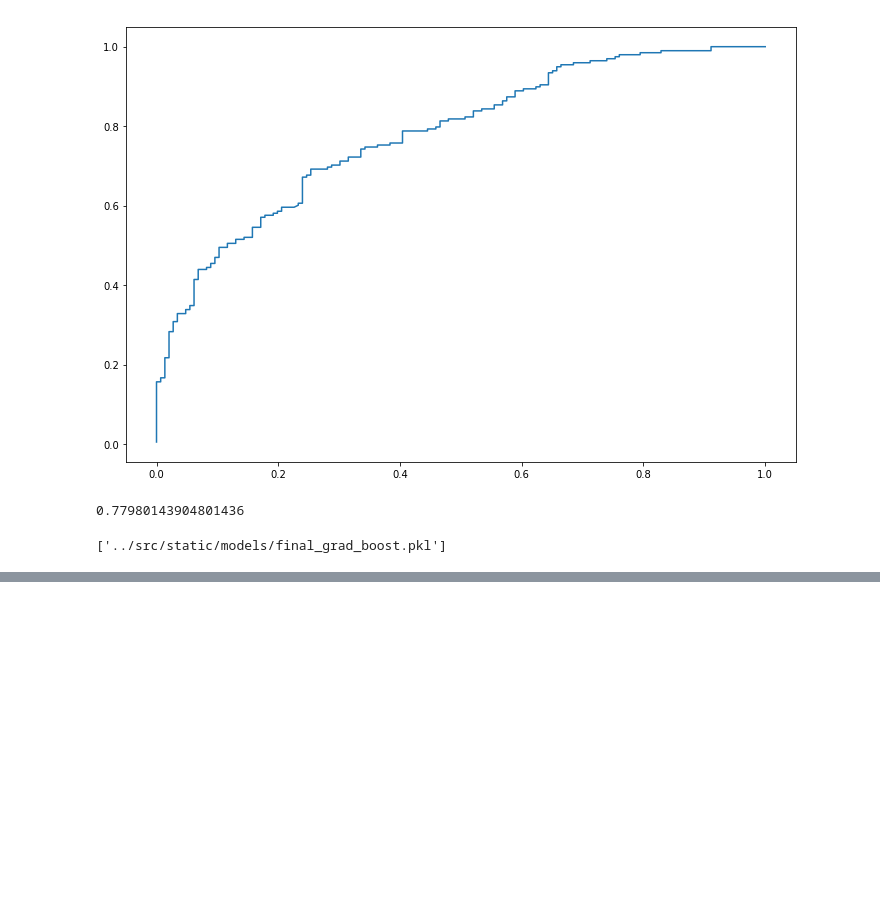
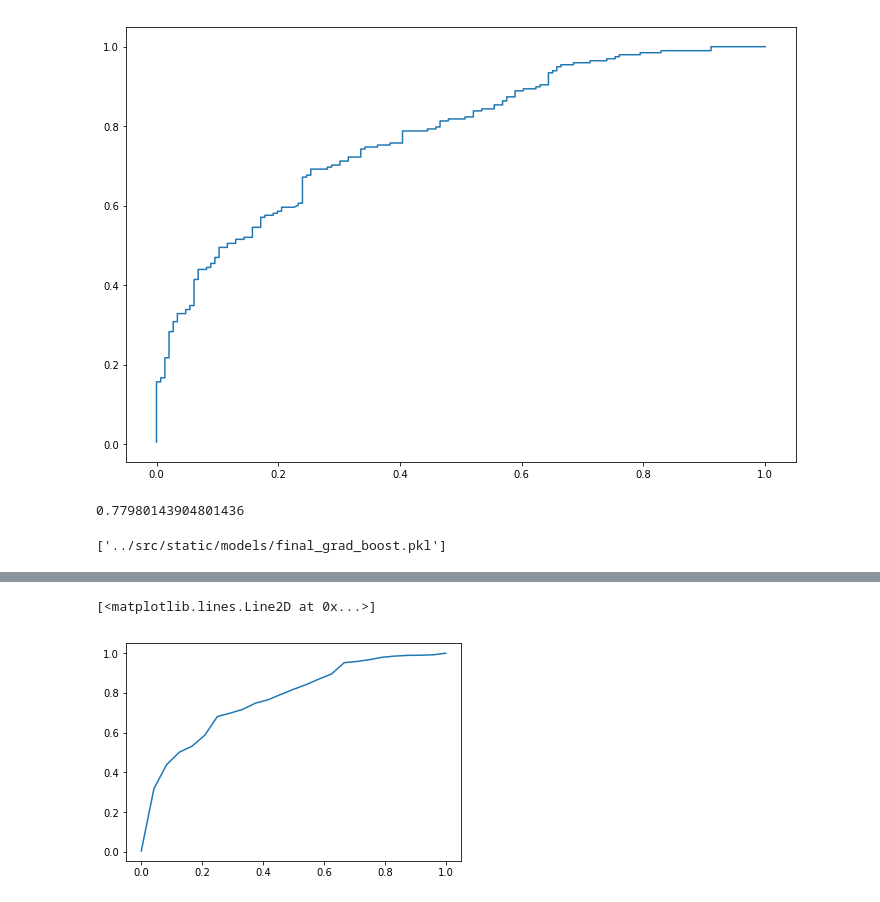
Before and after one commit to kurtrm/predicting_equipment_failure, a Jupyter notebook: notebooks/final_model_characteristics.ipynb, the cells around one changed output, grey strips where cells are left out. Cells and saved outputs as stored; diff of their text form; code cells hidden in the pictures; blank space fills up the shorter version.

```diff
--- a/notebooks/final_model_characteristics.ipynb
+++ b/notebooks/final_model_characteristics.ipynb
@@ -132,0 +224,11 @@ confusion_matrix(gbc_final, X_test, y_test, .5) * np.array([[5, -5], [-20, 10]])
+# %%
+fpr_new, fpr_ind = np.unique(fpr, return_index=True)
+# %%
+tpr_new = tpr[fpr_ind]
+# %%
+interp = make_interp_spline(fpr_new, tpr_new)
+# %%
+plt.plot(np.linspace(0, 1, 25), interp(np.linspace(0, 1, 25)))
+# %% [output]
+[<matplotlib.lines.Line2D at 0x...>]
+[figure, added]
```
Also changed, not shown: parts of 10 cells of this notebook, 1 other file.
